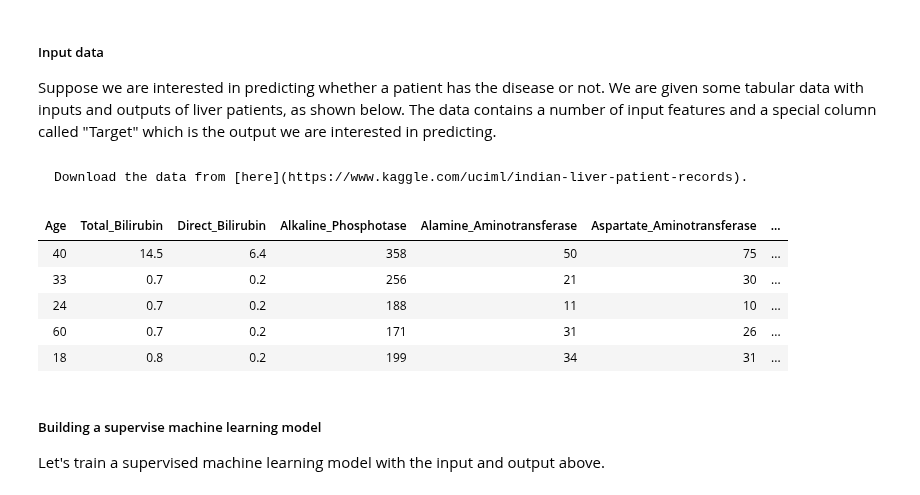
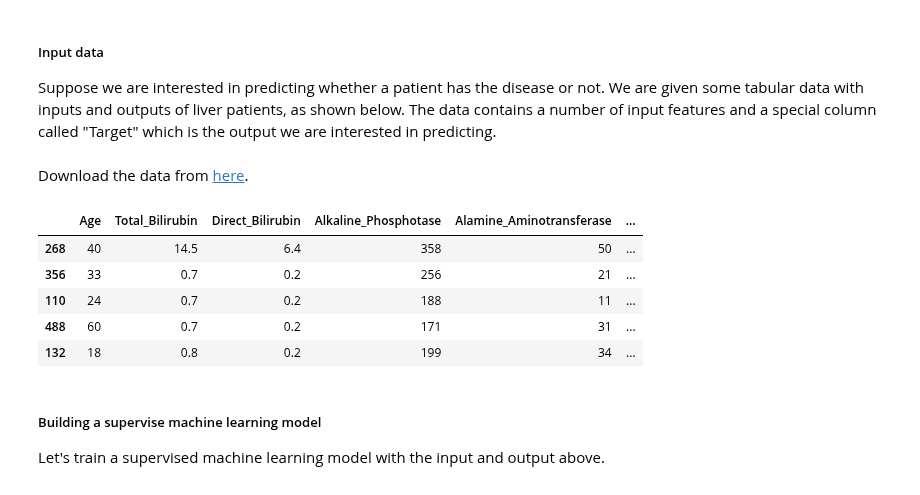
Before and after one commit to UBC-CS/cpsc330-2023s, a Jupyter notebook: lectures/01_intro.ipynb, the cells around one changed output. Cells and saved outputs as stored; diff of their text form; code cells hidden in the pictures.

````diff
--- a/lectures/01_intro.ipynb
+++ b/lectures/01_intro.ipynb
@@ -257,24 +207,22 @@ Do not worry about the code at this point. Just focus on the input and output in
 
 Suppose we are interested in predicting whether a patient has the disease or not. We are given some tabular data with inputs and outputs of liver patients, as shown below. The data contains a number of input features and a special column called "Target" which is the output we are interested in predicting.
 # %% [markdown]
-```{note}
 Download the data from [here](https://www.kaggle.com/uciml/indian-liver-patient-records).
-```
 # %%
 df = pd.read_csv("data/indian_liver_patient.csv")
 df = df.drop(columns = ["Gender"])
 df["Dataset"] = df["Dataset"].replace(1, "Disease")
 df["Dataset"] = df["Dataset"].replace(2, "No Disease")
 df.rename(columns={"Dataset": "Target"}, inplace=True)
 train_df, test_df = train_test_split(df, test_size=4, random_state=42)
-HTML(train_df.head().to_html(index=False))
+train_df.head()
 # %% [output]
-| Age | Total_Bilirubin | Direct_Bilirubin | Alkaline_Phosphotase | Alamine_Aminotransferase | Aspartate_Aminotransferase | ... |
-| 40 | 14.5 | 6.4 | 358 | 50 | 75 | ... |
-| 33 | 0.7 | 0.2 | 256 | 21 | 30 | ... |
-| 24 | 0.7 | 0.2 | 188 | 11 | 10 | ... |
-| 60 | 0.7 | 0.2 | 171 | 31 | 26 | ... |
-| 18 | 0.8 | 0.2 | 199 | 34 | 31 | ... |
+|  | Age | Total_Bilirubin | Direct_Bilirubin | Alkaline_Phosphotase | Alamine_Aminotransferase | ... |
+| 268 | 40 | 14.5 | 6.4 | 358 | 50 | ... |
+| 356 | 33 | 0.7 | 0.2 | 256 | 21 | ... |
+| 110 | 24 | 0.7 | 0.2 | 188 | 11 | ... |
+| 488 | 60 | 0.7 | 0.2 | 171 | 31 | ... |
+| 132 | 18 | 0.8 | 0.2 | 199 | 34 | ... |
 # %% [markdown]
 ##### Building a supervise machine learning model
 
````
Also changed, not shown: parts of 49 cells of this notebook, 2 other files.
